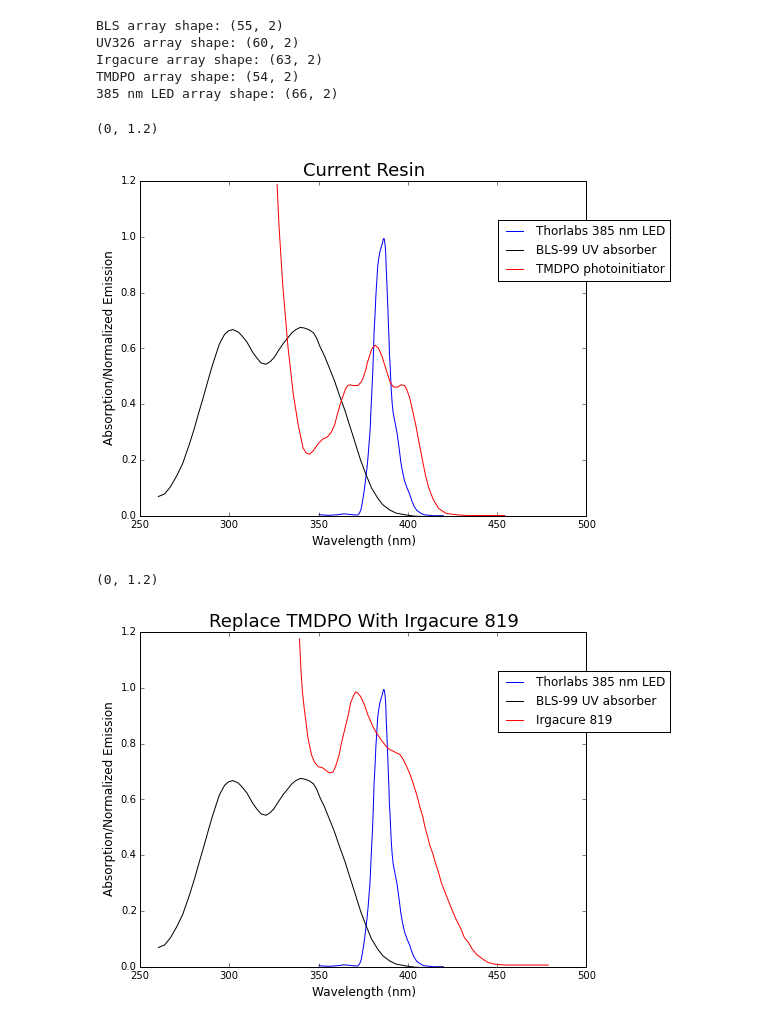
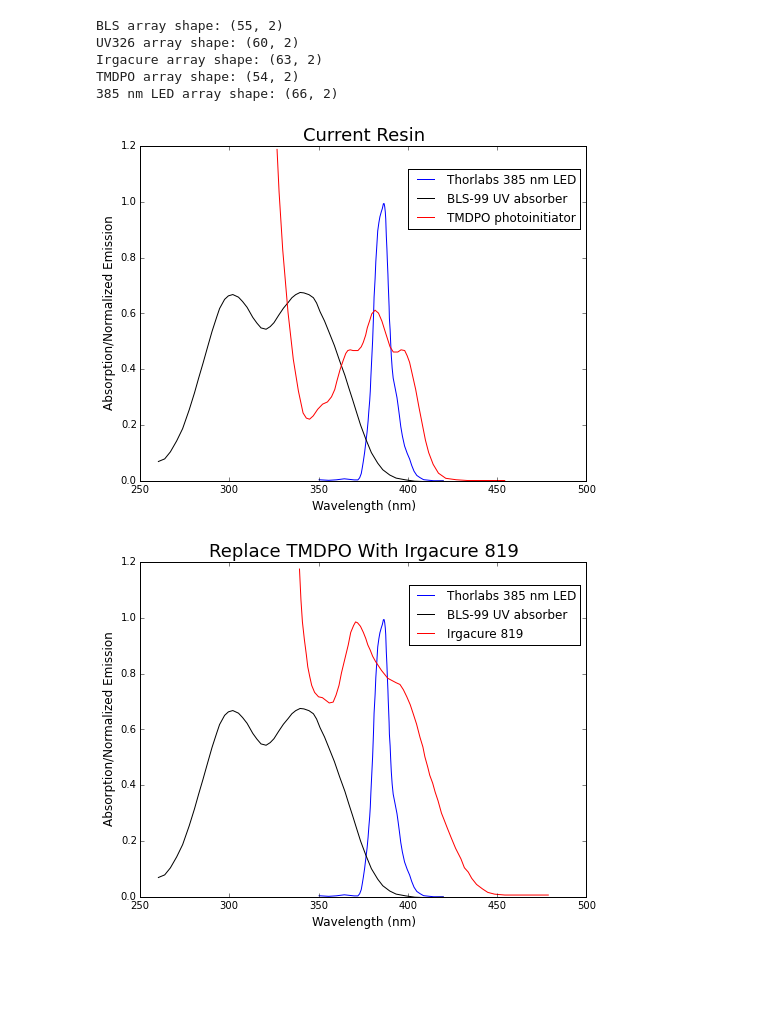
Before and after one commit to eelcodijkstra/teststuff, a Jupyter notebook: miscquicktests/150316_spectra_for_resin_dev/150316_plot_spectra.ipynb, the cells around one changed output. Drawn from its saved outputs; the diff is of its cells as text; code cells hidden in the pictures; blank space fills up the shorter version.

Commit message:
update spectrum plots

```diff
--- a/miscquicktests/150316_spectra_for_resin_dev/150316_plot_spectra.ipynb
+++ b/miscquicktests/150316_spectra_for_resin_dev/150316_plot_spectra.ipynb
@@ -25,29 +25,29 @@ TMDPO array shape: (54, 2)
 # %%
 fig, ax = plt.subplots(figsize=(8,6))
 ax.set_title('Current Resin',fontsize=18)
 ax.plot(LED385nm_Thorlabs[:,0],LED385nm_Thorlabs[:,1], label='Thorlabs 385 nm LED')
 ax.plot(BLSabsorption[:,0],BLSabsorption[:,1], label='BLS-99 UV absorber', color='k')
 ax.plot(TMDPOabsorption[:,0],TMDPOabsorption[:,1], label='TMDPO photoinitiator', color='r')
-ax.legend(bbox_to_anchor=(1.2, 0.9))
+ax.legend(bbox_to_anchor=(1, 0.95))
 ax.set_xlabel('Wavelength (nm)',fontsize=12)
 ax.set_ylabel('Absorption/Normalized Emission',fontsize=12)
 ax.set_ylim(0,1.2)
+plt.savefig('1-current resin', fmt='png')
 # %% [output]
-(0, 1.2)
-[figure, old version]
+[figure, new version]
 # %%
 fig, ax = plt.subplots(figsize=(8,6))
 ax.set_title('Replace TMDPO With Irgacure 819',fontsize=18)
 ax.plot(LED385nm_Thorlabs[:,0],LED385nm_Thorlabs[:,1], label='Thorlabs 385 nm LED')
 ax.plot(BLSabsorption[:,0],BLSabsorption[:,1], label='BLS-99 UV absorber', color='k')
 ax.plot(Irgacure819absorption[:,0],Irgacure819absorption[:,1], label='Irgacure 819', color='r')
-ax.legend(bbox_to_anchor=(1.2, 0.9))
+ax.legend(bbox_to_anchor=(1, 0.95))
 ax.set_xlabel('Wavelength (nm)',fontsize=12)
 ax.set_ylabel('Absorption/Normalized Emission',fontsize=12)
 ax.set_ylim(0,1.2)
+plt.savefig('2-replace TMDPO with Irgacure819', fmt='png')
 # %% [output]
-(0, 1.2)
-[figure, old version]
+[figure, new version]
 # %%
 fig, ax = plt.subplots(figsize=(8,6))
 ax.set_title('Replace BLS-99 With UV-326',fontsize=18)
```
Also changed, not shown: parts of 2 cells of this notebook, 4 other files.
